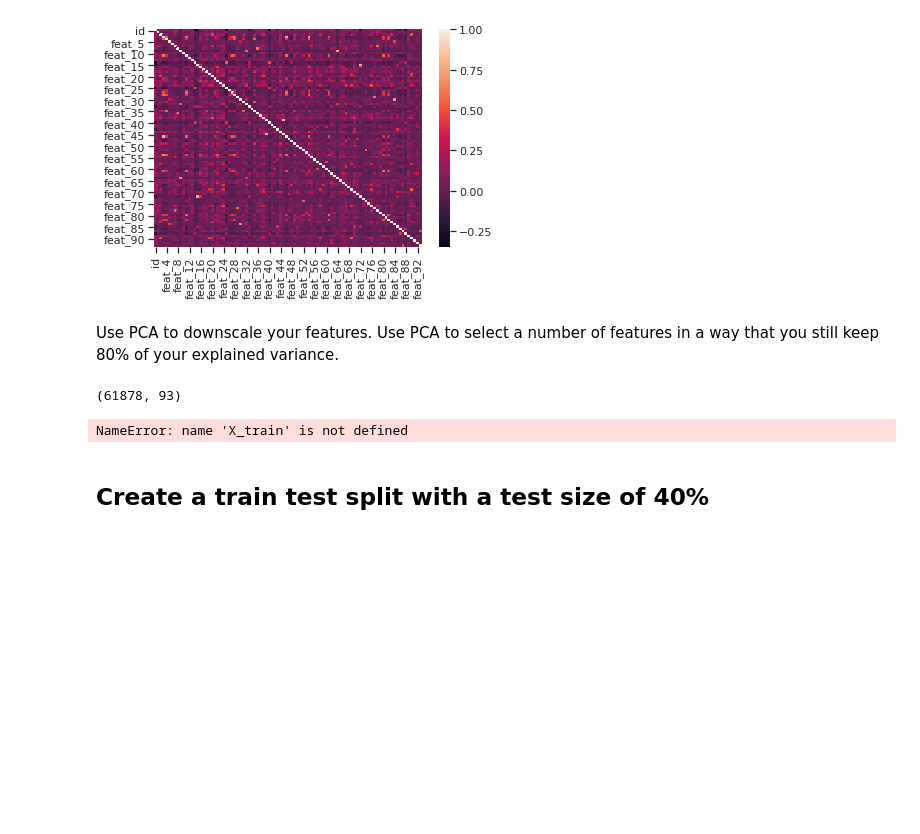
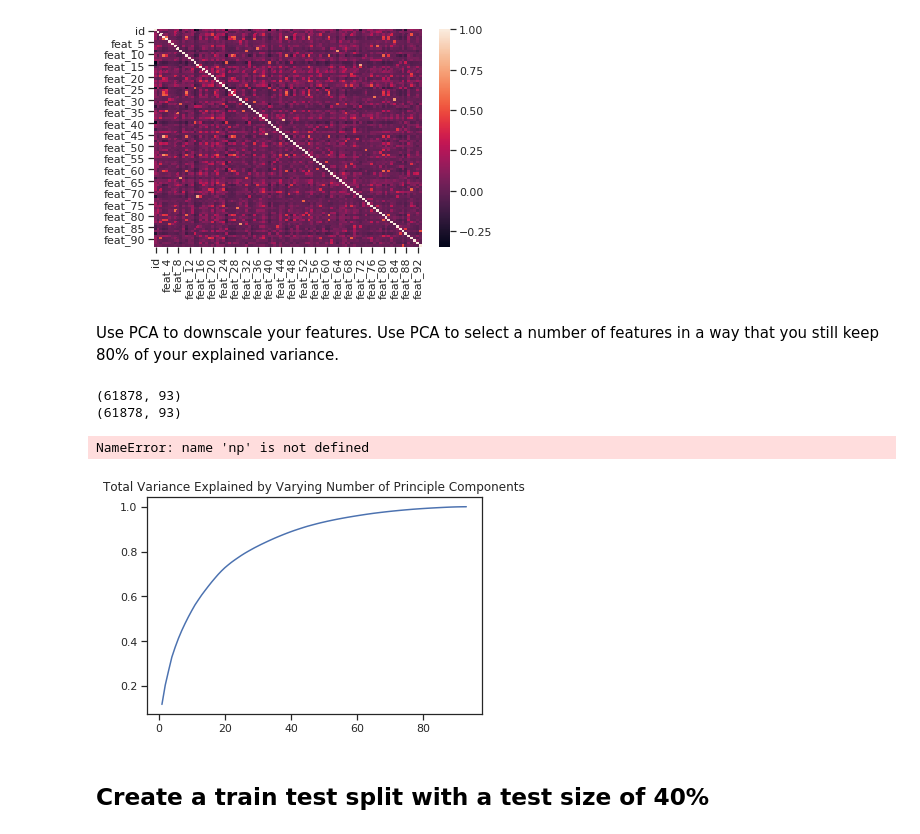
Before and after one commit to fleralle/dsc-pipelines-lab-houston-ds-042219, a Jupyter notebook: index.ipynb, the cells around one changed output. Cells and saved outputs as stored; diff of their text form; code cells hidden in the pictures; blank space fills up the shorter version.

```diff
--- a/index.ipynb
+++ b/index.ipynb
@@ -165,25 +165,28 @@ Use PCA to downscale your features. Use PCA to select a number of features in a
 # %%
 # Compressing with PCA
 from sklearn.decomposition import PCA
+import numpy
 
 X = df.iloc[:,1:-1]
 y = df.target
 
 print(X.shape)  # Check how many components to use
 pca = PCA(n_components=93, whiten=True)
 x_pca = pca.fit_transform(X)
 print(x_pca.shape )
 
 # Plot variance explained.
 plt.plot(range(1,94), pca.explained_variance_ratio_.cumsum())
 plt.title('Total Variance Explained by Varying Number of Principle Components');
 
 # Determine number of features to capture 80%  data variance
-number_features_95 = [ cumsum_variance < .8 for cumsum_variance in pca.explained_variance_ratio_.cumsum()]
-np.sum(number_features_95)
+number_features_80 = [ cumsum_variance < .8 for cumsum_variance in pca.explained_variance_ratio_.cumsum()]
+np.sum(number_features_80)
 # %% [output]
 (61878, 93)
+(61878, 93)
-NameError: name 'X_train' is not defined
+NameError: name 'np' is not defined
+[figure, added]
 # %%
 # Your code here
 # %% [markdown]
```
